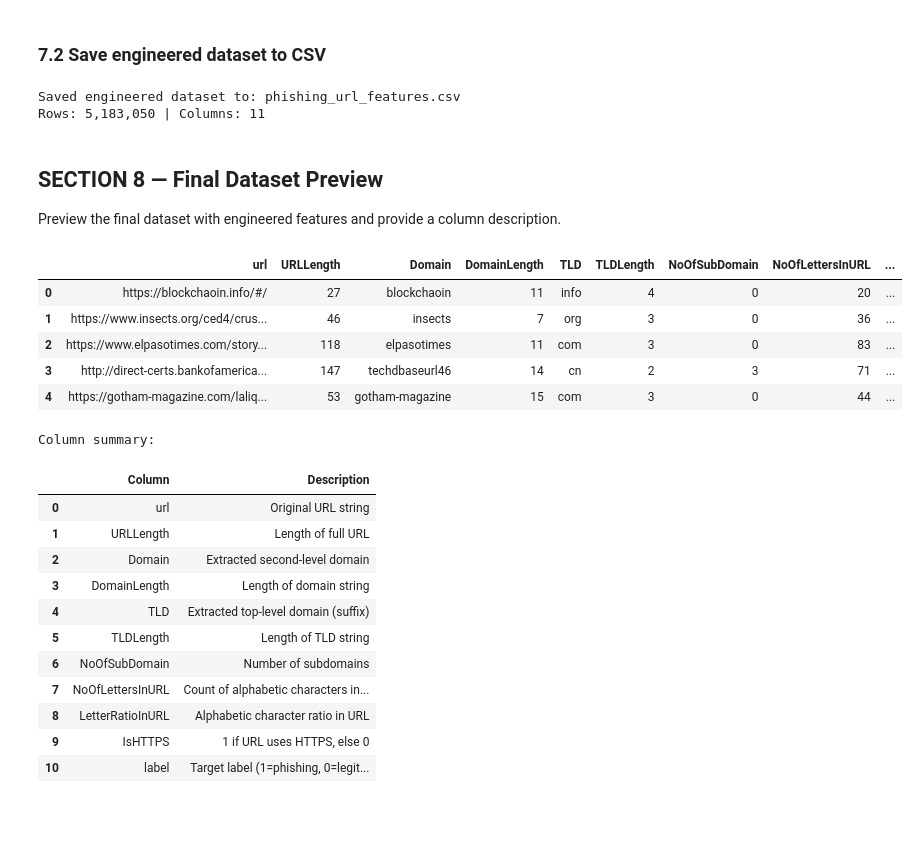
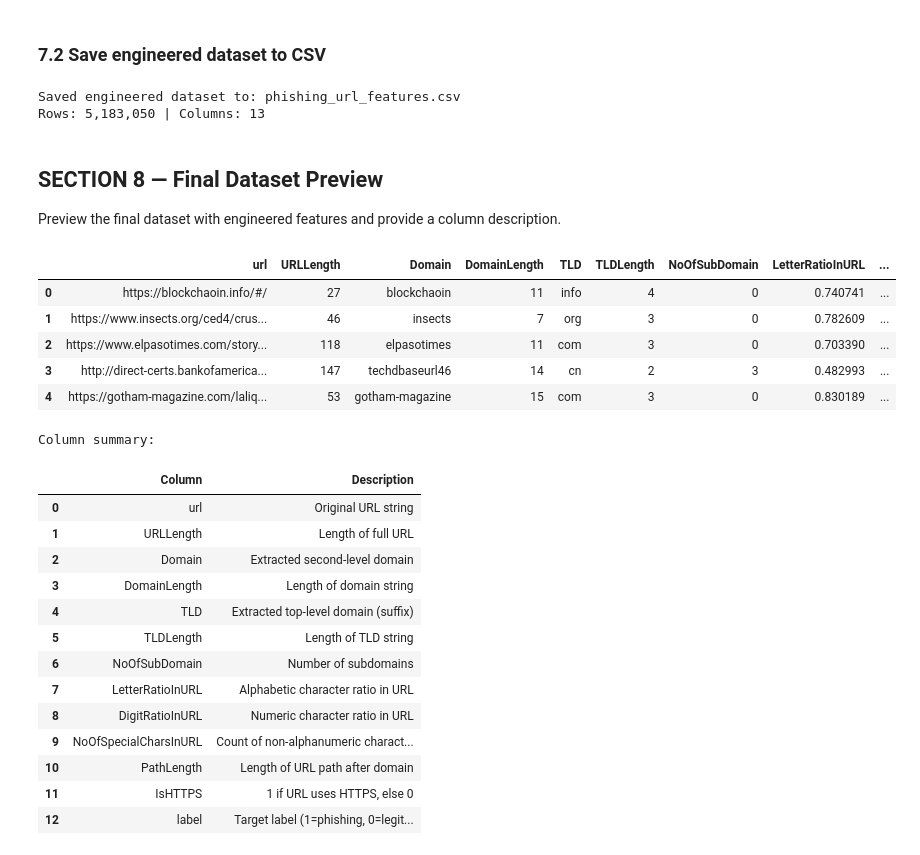
Before and after one commit to NafisNaufal/phishing-url-detection, a Jupyter notebook: eda.ipynb, the cells around one changed output. Drawn from its saved outputs; the diff is of its cells as text; code cells hidden in the pictures; blank space fills up the shorter version.

```diff
--- a/eda.ipynb
+++ b/eda.ipynb
@@ -339,8 +342,13 @@ def count_subdomains(subdomain: str) -> int:
     return len([p for p in subdomain.split(".") if p])
 
 
-def count_letters(text: str) -> int:
-    return len(re.findall(r"[A-Za-z]", text))
+def count_special_chars(text: str) -> int:
+    return len(re.findall(r"[^A-Za-z0-9]", text))
+
+
+def get_path_length(url: str) -> int:
+    parsed = urlparse(url)
+    return len(parsed.path or "")
 # %% [markdown]
 ### 4.2 Build structural analysis table
 # %%
@@ -1000,17 +1107,24 @@ features_df["URLLength"] = features_df["url"].str.len()
 features_df["DomainLength"] = features_df["Domain"].str.len()
 features_df["TLDLength"] = features_df["TLD"].str.len()
 features_df["NoOfSubDomain"] = features_df["_subdomain"].apply(count_subdomains)
-features_df["NoOfLettersInURL"] = features_df["url"].apply(count_letters)
 features_df["LetterRatioInURL"] = np.where(
     features_df["URLLength"] > 0,
-    features_df["NoOfLettersInURL"] / features_df["URLLength"],
+    features_df["url"].str.count(r"[A-Za-z]") / features_df["URLLength"],
     0.0,
 )
+features_df["DigitRatioInURL"] = np.where(
+    features_df["URLLength"] > 0,
+    features_df["url"].str.count(r"[0-9]") / features_df["URLLength"],
+    0.0,
+)
+features_df["NoOfSpecialCharsInURL"] = features_df["url"].apply(count_special_chars)
+features_df["PathLength"] = features_df["url"].apply(get_path_length)
 features_df["IsHTTPS"] = features_df["url"].str.lower().str.startswith("https").astype(int)
 
 final_columns = [
     "url", "URLLength", "Domain", "DomainLength", "TLD", "TLDLength",
-    "NoOfSubDomain", "NoOfLettersInURL", "LetterRatioInURL", "IsHTTPS", "label",
+    "NoOfSubDomain", "LetterRatioInURL", "DigitRatioInURL",
+    "NoOfSpecialCharsInURL", "PathLength", "IsHTTPS", "label",
 ]
 final_df = features_df[final_columns].copy()
 
@@ -1028,7 +1142,7 @@ print(f"Saved engineered dataset to: {output_csv_path}")
 print(f"Rows: {len(final_df):,} | Columns: {len(final_df.columns)}")
 # %% [output]
 Saved engineered dataset to: phishing_url_features.csv
-Rows: 5,183,050 | Columns: 11
+Rows: 5,183,050 | Columns: 13
 # %% [markdown]
 ## SECTION 8 — Final Dataset Preview
 
@@ -1039,41 +1153,45 @@ display(final_df.head())
 print("\nColumn summary:")
 column_description = pd.DataFrame(
     {
         "Column": final_df.columns,
         "Description": [
             "Original URL string",
             "Length of full URL",
             "Extracted second-level domain",
             "Length of domain string",
             "Extracted top-level domain (suffix)",
             "Length of TLD string",
             "Number of subdomains",
-            "Count of alphabetic characters in URL",
             "Alphabetic character ratio in URL",
+            "Numeric character ratio in URL",
+            "Count of non-alphanumeric characters in URL",
+            "Length of URL path after domain",
             "1 if URL uses HTTPS, else 0",
             "Target label (1=phishing, 0=legitimate)",
         ],
     }
 )
 
 display(column_description)
 # %% [output]
-|  | url | URLLength | Domain | DomainLength | TLD | TLDLength | NoOfSubDomain | NoOfLettersInURL | ... |
-| 0 | https://blockchaoin.info/#/ | 27 | blockchaoin | 11 | info | 4 | 0 | 20 | ... |
-| 1 | https://www.insects.org/ced4/crus... | 46 | insects | 7 | org | 3 | 0 | 36 | ... |
-| 2 | https://www.elpasotimes.com/story... | 118 | elpasotimes | 11 | com | 3 | 0 | 83 | ... |
-| 3 | http://direct-certs.bankofamerica... | 147 | techdbaseurl46 | 14 | cn | 2 | 3 | 71 | ... |
-| 4 | https://gotham-magazine.com/laliq... | 53 | gotham-magazine | 15 | com | 3 | 0 | 44 | ... |
+|  | url | URLLength | Domain | DomainLength | TLD | TLDLength | NoOfSubDomain | LetterRatioInURL | ... |
+| 0 | https://blockchaoin.info/#/ | 27 | blockchaoin | 11 | info | 4 | 0 | 0.740741 | ... |
+| 1 | https://www.insects.org/ced4/crus... | 46 | insects | 7 | org | 3 | 0 | 0.782609 | ... |
+| 2 | https://www.elpasotimes.com/story... | 118 | elpasotimes | 11 | com | 3 | 0 | 0.703390 | ... |
+| 3 | http://direct-certs.bankofamerica... | 147 | techdbaseurl46 | 14 | cn | 2 | 3 | 0.482993 | ... |
+| 4 | https://gotham-magazine.com/laliq... | 53 | gotham-magazine | 15 | com | 3 | 0 | 0.830189 | ... |
 Column summary:
 |  | Column | Description |
 | 0 | url | Original URL string |
 | 1 | URLLength | Length of full URL |
 | 2 | Domain | Extracted second-level domain |
 | 3 | DomainLength | Length of domain string |
 | 4 | TLD | Extracted top-level domain (suffix) |
 | 5 | TLDLength | Length of TLD string |
 | 6 | NoOfSubDomain | Number of subdomains |
-| 7 | NoOfLettersInURL | Count of alphabetic characters in... |
-| 8 | LetterRatioInURL | Alphabetic character ratio in URL |
-| 9 | IsHTTPS | 1 if URL uses HTTPS, else 0 |
-| 10 | label | Target label (1=phishing, 0=legit... |
+| 7 | LetterRatioInURL | Alphabetic character ratio in URL |
+| 8 | DigitRatioInURL | Numeric character ratio in URL |
+| 9 | NoOfSpecialCharsInURL | Count of non-alphanumeric charact... |
+| 10 | PathLength | Length of URL path after domain |
+| 11 | IsHTTPS | 1 if URL uses HTTPS, else 0 |
+| 12 | label | Target label (1=phishing, 0=legit... |
```
Also changed, not shown: parts of 14 cells of this notebook, 1 other file.
